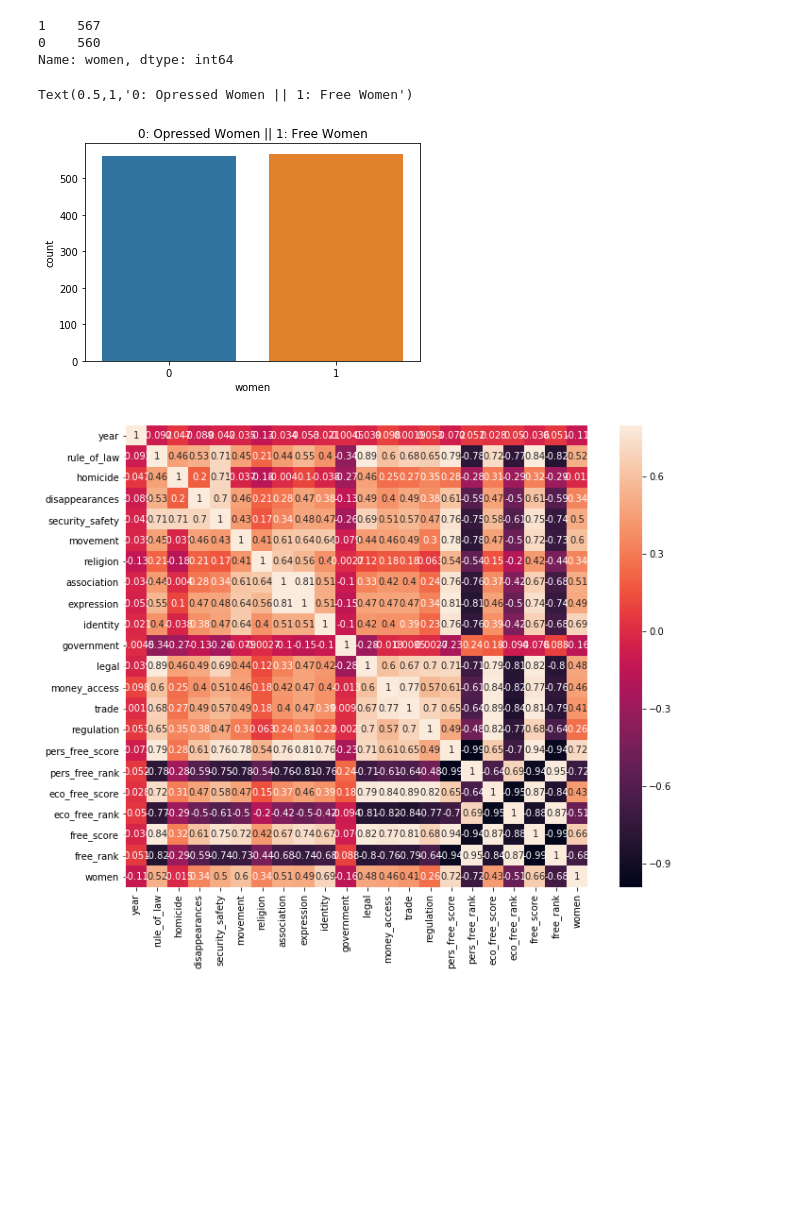
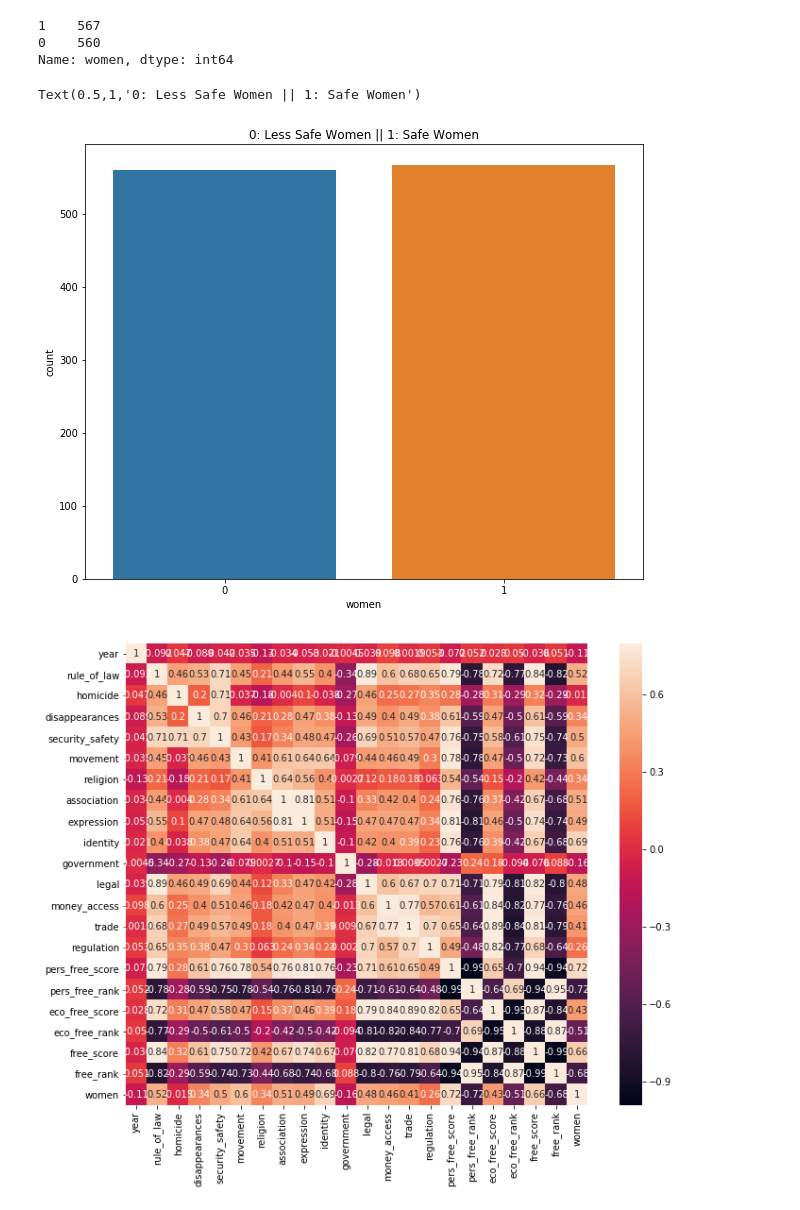
Before and after one commit to AshleyCubed/ThinkfulProjects, a Jupyter notebook: Unit 3/Capstone/Predicting_Womens_Freedom.ipynb, the cells around one changed output. Cells and saved outputs as stored; diff of their text form; code cells hidden in the pictures; blank space fills up the shorter version.

```diff
--- a/Unit 3/Capstone/Predicting_Womens_Freedom.ipynb
+++ b/Unit 3/Capstone/Predicting_Womens_Freedom.ipynb
@@ -316,10 +316,10 @@ hfi_df.women.value_counts()
 Name: women, dtype: int64
 # %%
 sns.countplot('women', data=hfi_df)
-plt.title('0: Opressed Women || 1: Free Women')
+plt.title('0: Less Safe Women || 1: Safe Women')
 # %% [output]
-Text(0.5,1,'0: Opressed Women || 1: Free Women')
+Text(0.5,1,'0: Less Safe Women || 1: Safe Women')
-[figure, old version]
+[figure, new version]
 # %%
 corrmat = hfi_df.corr()
 
```
Also changed, not shown: parts of 13 cells of this notebook.
